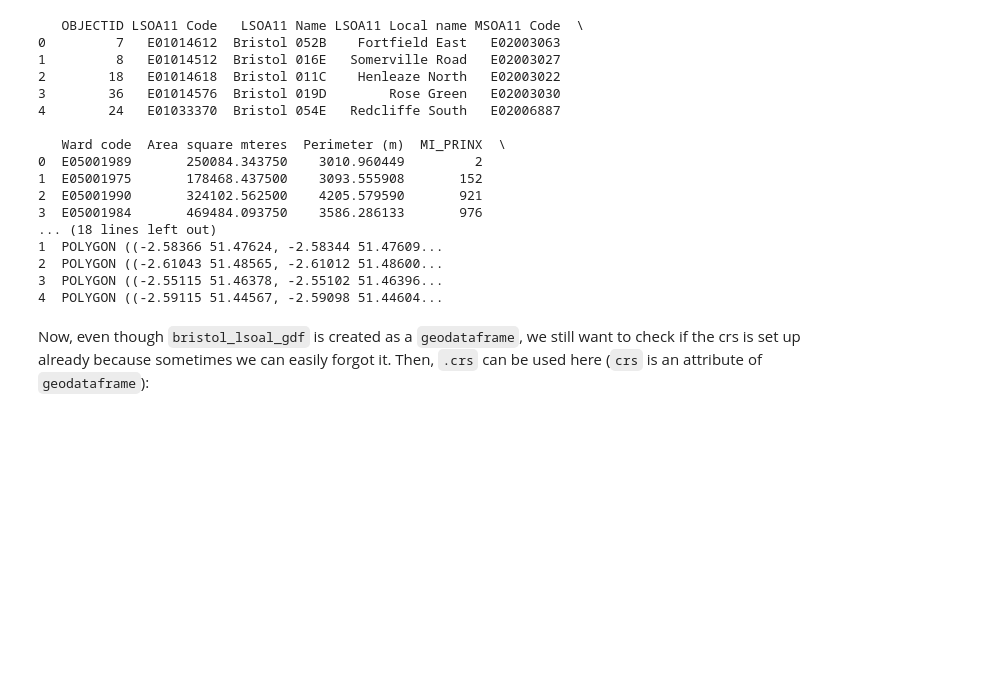
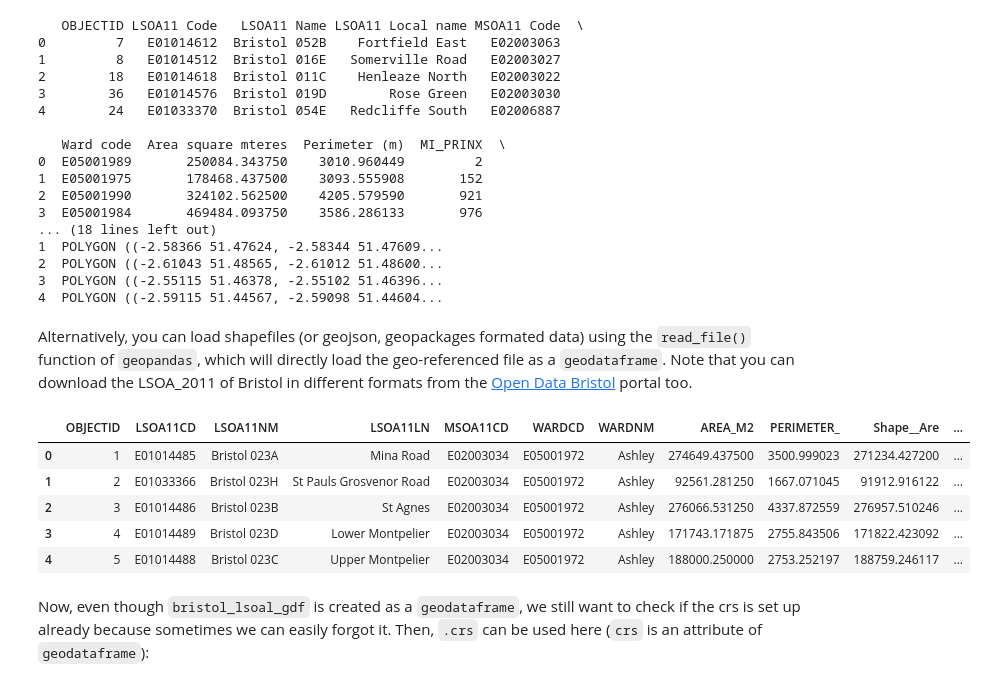
Before and after one commit to zhurui0509/GEOGM0068-git, a Jupyter notebook: _sources/labs/lab03.ipynb, the cells around one changed output. Drawn from its saved outputs; the diff is of its cells as text; code cells hidden in the pictures; blank space fills up the shorter version.

```diff
--- a/_sources/labs/lab03.ipynb
+++ b/_sources/labs/lab03.ipynb
@@ -59,6 +59,19 @@ print(bristol_lsoal_gdf.head())
 2  POLYGON ((-2.61043 51.48565, -2.61012 51.48600...
 3  POLYGON ((-2.55115 51.46378, -2.55102 51.46396...
 4  POLYGON ((-2.59115 51.44567, -2.59098 51.44604...
+# %% [markdown]
+Alternatively, you can load shapefiles (or geojson, geopackages formated data) using the `read_file()` function of `geopandas`, which will directly load the geo-referenced file as a `geodataframe`. Note that you can download the LSOA_2011 of Bristol in different formats from the [Open Data Bristol](https://opendata.bristol.gov.uk/datasets/a54697f2f11d429381a51f0aeef18aea_0/explore) portal too.
+# %%
+bristol_shp_dir = '../../LabData/Lab3/LSOA_2011_(simplified)/LSOA_2011_(simplified).shp'
+bristol_lsoal_gdf2 = gpd.read_file(bristol_shp_dir)
+bristol_lsoal_gdf2.head()
+# %% [output]
+|  | OBJECTID | LSOA11CD | LSOA11NM | LSOA11LN | MSOA11CD | WARDCD | WARDNM | AREA_M2 | PERIMETER_ | Shape__Are | ... |
+| 0 | 1 | E01014485 | Bristol 023A | Mina Road | E02003034 | E05001972 | Ashley | 274649.437500 | 3500.999023 | 271234.427200 | ... |
+| 1 | 2 | E01033366 | Bristol 023H | St Pauls Grosvenor Road | E02003034 | E05001972 | Ashley | 92561.281250 | 1667.071045 | 91912.916122 | ... |
+| 2 | 3 | E01014486 | Bristol 023B | St Agnes | E02003034 | E05001972 | Ashley | 276066.531250 | 4337.872559 | 276957.510246 | ... |
+| 3 | 4 | E01014489 | Bristol 023D | Lower Montpelier | E02003034 | E05001972 | Ashley | 171743.171875 | 2755.843506 | 171822.423092 | ... |
+| 4 | 5 | E01014488 | Bristol 023C | Upper Montpelier | E02003034 | E05001972 | Ashley | 188000.250000 | 2753.252197 | 188759.246117 | ... |
 # %% [markdown]
 Now, even though `bristol_lsoal_gdf` is created as a `geodataframe`, we still want to check if the crs is set up already because sometimes we can easily forgot it. Then, `.crs` can be used here (`crs` is an attribute of `geodataframe`):
 # %%
```
Also changed, not shown: parts of 1 cell of this notebook, 8 other files.
